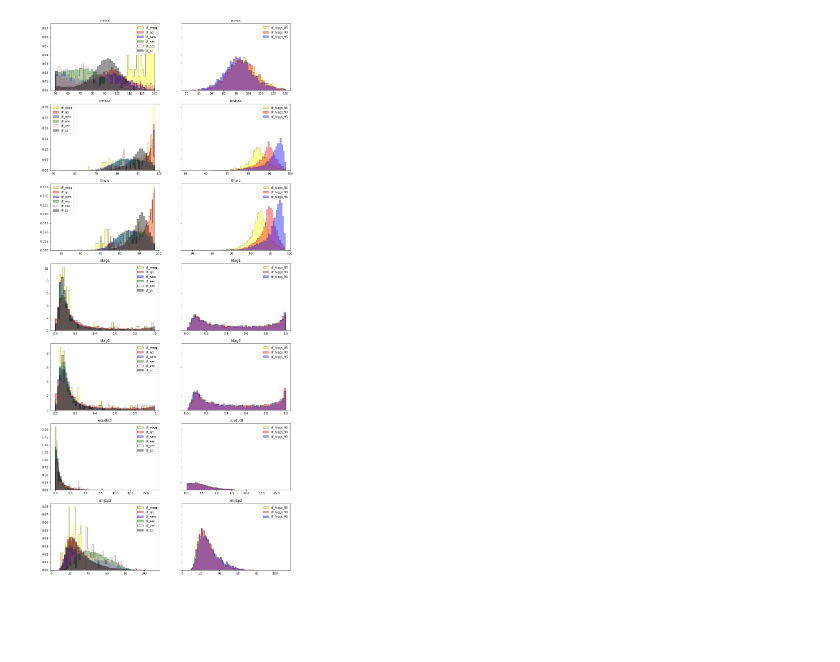
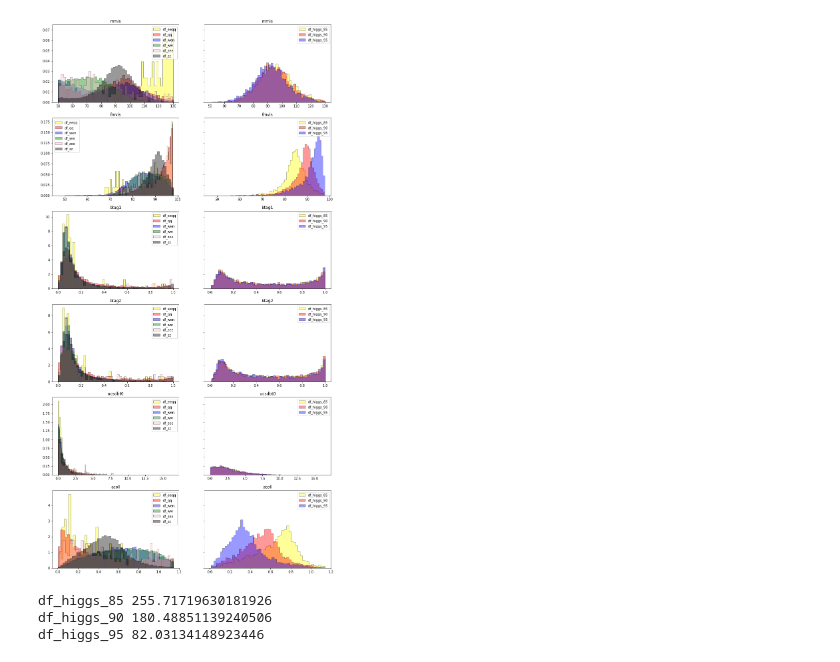
Before and after one commit to irenecortinovis/HiggsSearch-LEP, a Jupyter notebook: scan_events.ipynb, the cells around one changed output. Cells and saved outputs as stored; diff of their text form; code cells hidden in the pictures; blank space fills up the shorter version.

```diff
--- a/scan_events.ipynb
+++ b/scan_events.ipynb
@@ -66,6 +68,7 @@ int_lumi = 176.773 #pb^-1
 ################################
 # creation of all df and lists #
 ################################
+
 
 
 for channel in channels:
@@ -74,32 +77,24 @@ for channel in channels:
     dfname = 'df_' + channel
     vars()[dfname] = pd.read_csv(filename)
 
-    #add xmj1+xmj2 column (probably will need it for a cut)
-    (vars()[dfname])['xmj1p2'] = (vars()[dfname])['xmj1']+(vars()[dfname])['xmj2']
-
-    #add reconstructed higgs mass after scaling the missing mass to the Z mass
-    #TODO: FIX THIS PROBLEM
-    scalemissing = (vars()[dfname])['mmis']/91.2
-    (vars()[dfname])['mrechiggs'] = ((vars()[dfname])['xmj1']+(vars()[dfname])['xmj2'])*scalemissing
-
     #add recoiling mass against jets
-    angle = 90
+    angle = 180*np.pi/180
     recmass = []
     acollin = []
     for index, row in (vars()[dfname]).iterrows():
         #recoil mass
-        recoilmass=0
+        '''recoilmass=0
         theta_jets = (row['xmj1']*row['thj1']+row['xmj2']*row['thj2'])/(row['xmj1']+row['xmj2'])
         phi_jets = (row['xmj1']*row['phj1']+row['xmj2']*row['phj2'])/(row['xmj1']+row['xmj2'])
-        if ((row['ele_phi'] < phi_jets+180+angle) and (row['ele_phi'] > phi_jets+180-angle) and (row['ele_the'] < theta_jets+180+angle) and (row['ele_the'] > theta_jets+180-angle)):
+        if ((row['ele_phi'] < phi_jets+np.pi+angle) and (row['ele_phi'] > phi_jets+np.pi-angle) and (row['ele_the'] < theta_jets+np.pi+angle) and (row['ele_the'] > theta_jets+np.pi-angle)):
             recoilmass += 0.000511*row['ele_num']
-        if ((row['muon_phi'] < phi_jets+180+angle) and (row['muon_phi'] > phi_jets+180-angle) and (row['muon_the'] < theta_jets+180+angle) and (row['muon_the'] > theta_jets+180-angle)):
+        if ((row['muon_phi'] < phi_jets+np.pi+angle) and (row['muon_phi'] > phi_jets+np.pi-angle) and (row['muon_the'] < theta_jets+np.pi+angle) and (row['muon_the'] > theta_jets+np.pi-angle)):
             recoilmass += 0.105*row['muon_num']
-        recmass.append(recoilmass)
+        recmass.append(recoilmass)'''
         #acollinearity
         acollin.append(angleacoll(row['thj1'],row['thj2'],row['phj1'],row['phj2']))
 
-    (vars()[dfname])['rec_mass'] = recmass
+    #(vars()[dfname])['rec_mass'] = recmass
     (vars()[dfname])['acoll'] = acollin
 
 
@@ -142,7 +116,7 @@ df_qq
 ##########################################################
 
 #check variables for each channel, try to make some sense out of them and try to see possible cuts
-varlist = ['mmis', 'mvissc', 'fmvis', 'btag1', 'btag2', 'ucsdbt0','xmj1p2' ]
+varlist = ['mmis', 'fmvis', 'btag1', 'btag2', 'ucsdbt0', 'acoll']
 #varlist = ['mmis', 'pho_ene']
 varlength = len(varlist)
 
@@ -160,32 +134,45 @@ for varname in varlist:
         index = df_names.index(dfname)
 
         #backgrounds
         if bkgsigdata[index] == 'bkg':
             #plot histograms (normalised area to 1)
             axs[index_var,0].hist((df_list[index])[varname], bins=bins, color=colors[index%len(colors)], ec="black", histtype="stepfilled", label=dfname, alpha=0.4, density=True)
 
             #calculate scale factor (xs) and plot histograms
             scalef = scalefactor(int_lumi, n_events(df_list[index]), dfxsec(dfname, df_names))
             weights = scalef*np.ones_like(np.linspace(1,n_events(df_list[index]), n_events(df_list[index])))
             #axs[index_var,0].hist(((df_list[index])[varname]), bins=bins, weights=weights, color=colors[index%len(colors)], ec="black", histtype="stepfilled", label=dfname, alpha=0.4)
 
         #signals
         if bkgsigdata[index] == 'sgn':
             #plot histograms (normalised area to 1)
             axs[index_var,1].hist((df_list[index])[varname], bins=bins, color=colors[index%len(colors)], ec="black", histtype="stepfilled", label=dfname, alpha=0.4, density=True)
 
             #calculate scale factor (xs) and plot histograms
             scalef = scalefactor(int_lumi, n_events(df_list[index]), dfxsec(dfname, df_names))
             weights = scalef*np.ones_like(np.linspace(1,n_events(df_list[index]), n_events(df_list[index])))
             #axs[index_var,1].hist(((df_list[index])[varname]), bins=bins, weights=weights, color=colors[index%len(colors)], ec="black", histtype="stepfilled", label=dfname, alpha=0.4)
 
     #plot title and legend for background (left) and signal (right)
     axs[index_var,0].set_title(varname)
     axs[index_var,0].legend(loc='best')
     axs[index_var,1].set_title(varname)
     axs[index_var,1].legend(loc='best')
 
 #plt.show()
 # %% [output]
-[figure, old version]
+[figure, new version]
+# %%
+#find n of events in signal
+for dfname in df_names:
+    index = df_names.index(dfname)
+    if bkgsigdata[index] == 'sgn':
+        scalef = pumpsignal*scalefactor(int_lumi, n_events(df_list[index]), dfxsec(dfname, df_names))
+        weights = scalef*np.ones_like(np.linspace(1,n_events(df_list_cut[index]), n_events(df_list_cut[index])))
+        nevents=((n_events(df_list_cut[index]))*scalef)
+        print (dfname, nevents)
+# %% [output]
+df_higgs_85 255.71719630181926
+df_higgs_90 180.48851139240506
+df_higgs_95 82.03134148923446
 # %%
```
Also changed, not shown: parts of 12 cells of this notebook.
